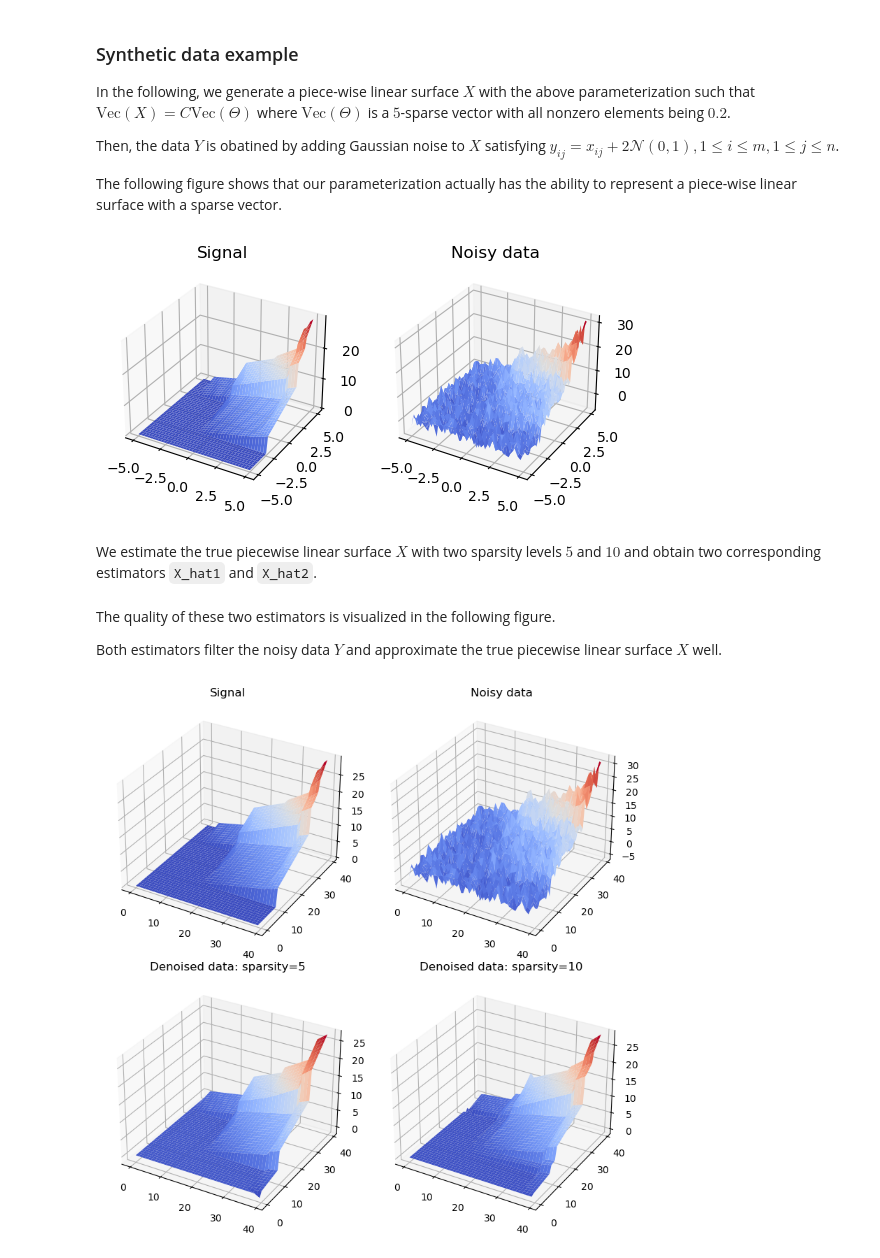
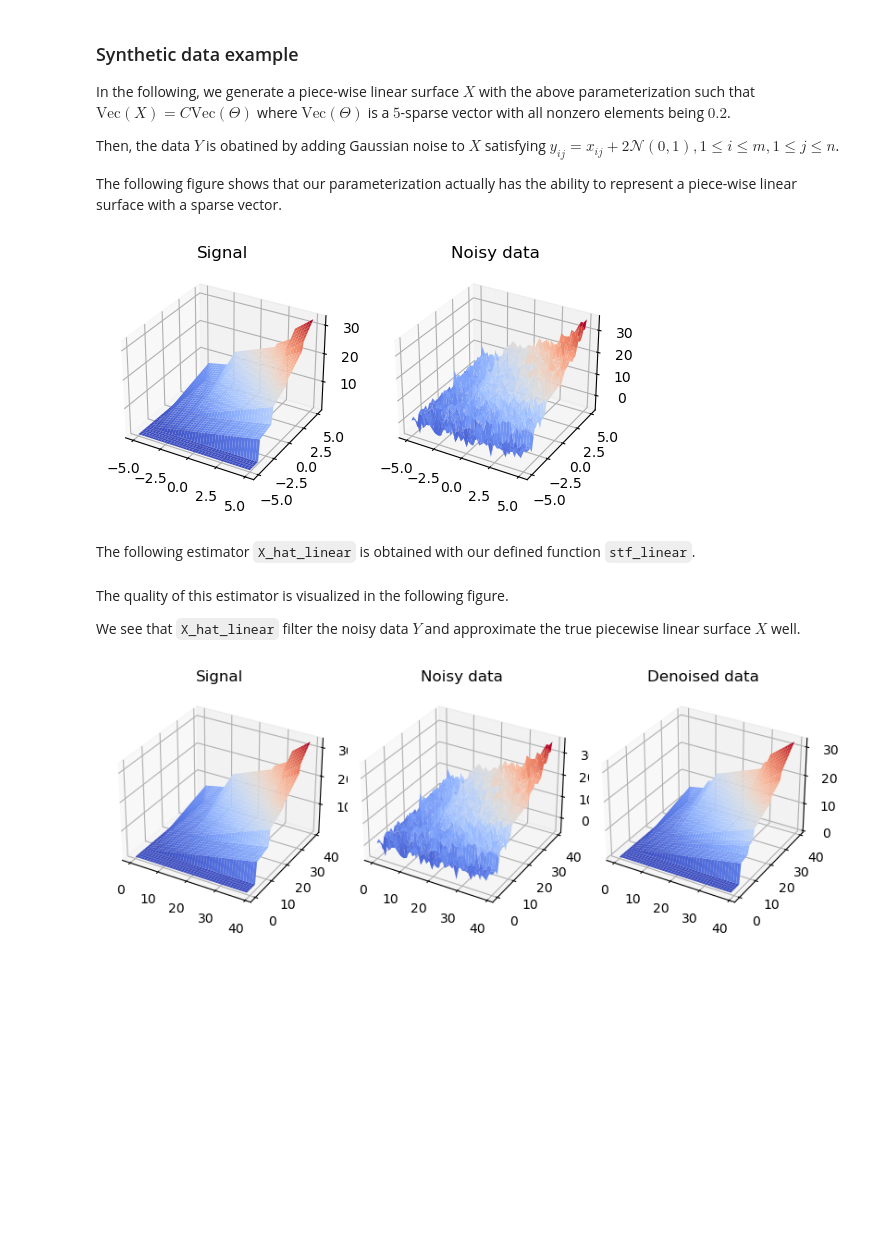
Before and after one commit to abess-team/skscope, a Jupyter notebook: docs/source/examples/Fusion Models/spatial-trend-filtering.ipynb, the cells around one changed output. Cells and saved outputs as stored; diff of their text form; code cells hidden in the pictures; blank space fills up the shorter version.

Commit message:
update spatial-trend-filtering

```diff
--- a/docs/source/examples/Fusion Models/spatial-trend-filtering.ipynb
+++ b/docs/source/examples/Fusion Models/spatial-trend-filtering.ipynb
@@ -5,0 +50,8 @@ from scope import ScopeSolver
+# %%
+m, n = 50, 50
+p = m * n
+Theta = np.zeros((m, n))
+Theta[0, 0] = 1
+Theta[19, 19] = 0.5
+Theta[19, 0] = 1
+X = np.cumsum(np.cumsum(Theta, axis=0), axis=1)
@@ -83,5 +189,5 @@ The following function ``stf`` implements the above spatial trend filtering algo
 # %%
-def stf(Y, sparsity):
+def stf_linear(Y, sparsity):
     m, n = Y.shape
     p = m * n
     y = Y.reshape(-1)
@@ -91,8 +197,8 @@ def stf(Y, sparsity):
 
     solver = ScopeSolver(p, sparsity)
     params = solver.solve(custom_objective)
-    Theta_hat = (C @ params).reshape(m, n)
-    return Theta_hat
+    X_hat = (C @ params).reshape(m, n)
+    return X_hat
 # %% [markdown]
 ### Synthetic data example
 In the following, we generate a piece-wise linear surface $X$ with the above parameterization such that $\mathrm{Vec}(X) = C \mathrm{Vec}(\Theta)$ where $\mathrm{Vec}(\Theta)$ is a $5$-sparse vector with all nonzero elements being $0.2$.
@@ -106,11 +212,11 @@ xx2 = np.linspace(-5, 5, n)
 X1, X2 = np.meshgrid(xx2, xx2)
 
 theta = np.zeros(p)
-pos = np.random.choice(np.arange(p), 5, replace=False)
-theta[pos] = 0.2 # np.random.rand(len(pos)) * 5
+pos = [0, 242, 572, 953, 1347]
+theta[pos] = 0.2
 X = (C @ theta).reshape(m, n)
 
-rng = np.random.default_rng(12345)
+rng = np.random.default_rng(666)
 noise = rng.standard_normal((m, n)) * 2
 Y = X + noise
 
@@ -126,6 +232,4 @@ ax2.set_title('Noisy data')
 
 plt.show()
 # %% [output]
-[figure, old version]
+[figure, new version]
-# %% [markdown]
-We estimate the true piecewise linear surface $X$ with two sparsity levels $5$ and $10$ and obtain two corresponding estimators ``X_hat1`` and ``X_hat2``.
@@ -136,31 +236,31 @@ X_hat2 = stf(Y, sparsity2)
+# %% [markdown]
+The following estimator ``X_hat_linear`` is obtained with our defined function ``stf_linear``.
+# %%
+X_hat_linear = stf_linear(Y, sparsity=5)
 # %% [markdown]
-The quality of these two estimators is visualized in the following figure.
+The quality of this estimator is visualized in the following figure.
 
-Both estimators filter the noisy data $Y$ and approximate the true piecewise linear surface $X$ well.
+We see that ``X_hat_linear`` filter the noisy data $Y$ and approximate the true piecewise linear surface $X$ well.
 # %%
 fig = plt.figure(figsize=(8, 8))
 
 xx1 = np.arange(m)
 xx2 = np.arange(n)
 X1, X2 = np.meshgrid(xx2, xx2)
 
-ax1 = fig.add_subplot(221, projection='3d')
+ax1 = fig.add_subplot(131, projection='3d')
 ax1.plot_surface(X1, X2, X, cmap='coolwarm')
 ax1.set_title('Signal')
 
-ax2 = fig.add_subplot(222, projection='3d')
+ax2 = fig.add_subplot(132, projection='3d')
 ax2.plot_surface(X1, X2, Y, cmap='coolwarm')
 ax2.set_title('Noisy data')
 
-ax3 = fig.add_subplot(223, projection='3d')
-ax3.plot_surface(X1, X2, X_hat1, cmap='coolwarm')
-ax3.set_title('Denoised data: sparsity={}'.format(sparsity1))
-
-ax4 = fig.add_subplot(224, projection='3d')
-ax4.plot_surface(X1, X2, X_hat2, cmap='coolwarm')
-ax4.set_title('Denoised data: sparsity={}'.format(sparsity2))
+ax3 = fig.add_subplot(133, projection='3d')
+ax3.plot_surface(X1, X2, X_hat_linear, cmap='coolwarm')
+ax3.set_title('Denoised data')
 
 plt.tight_layout()
 plt.show()
 # %% [output]
-[figure, old version]
+[figure, new version]
```
Also changed, not shown: parts of 15 cells of this notebook.
